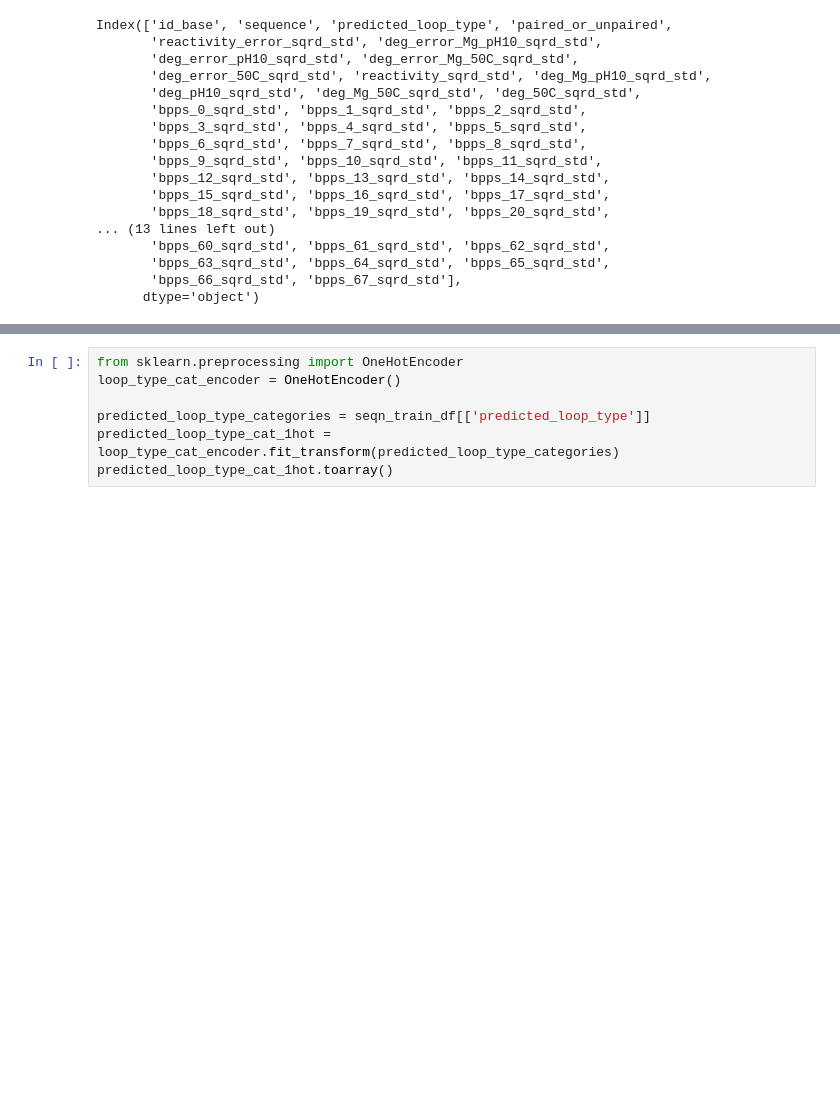
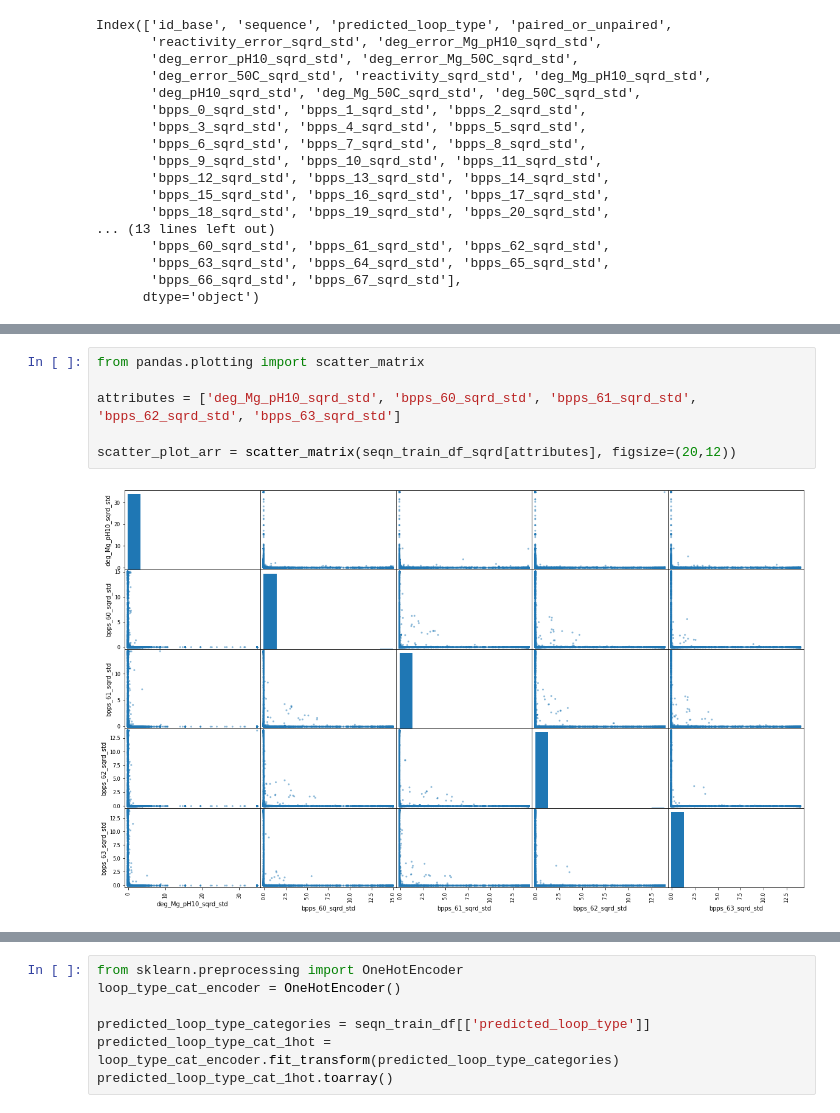
Before and after one commit to sumaniitm/kaggle-mRNA-feature-engineering, a Jupyter notebook: notebook-covid19-mrna.ipynb, the cells around one changed output, grey strips where cells are left out. Cells and saved outputs as stored; diff of their text form; blank space fills up the shorter version.

```diff
--- a/notebook-covid19-mrna.ipynb
+++ b/notebook-covid19-mrna.ipynb
@@ -255 +263,9 @@ Index(['id_base', 'sequence', 'predicted_loop_type', 'paired_or_unpaired',
+# %%
+from pandas.plotting import scatter_matrix
+
+attributes = ['deg_Mg_pH10_sqrd_std', 'bpps_60_sqrd_std', 'bpps_61_sqrd_std', 'bpps_62_sqrd_std', 'bpps_63_sqrd_std']
+
+scatter_plot_arr = scatter_matrix(seqn_train_df_sqrd[attributes], figsize=(20,12))
+# %% [output]
+[figure, added]
 # %%
```
Also changed, not shown: parts of 19 cells of this notebook.
